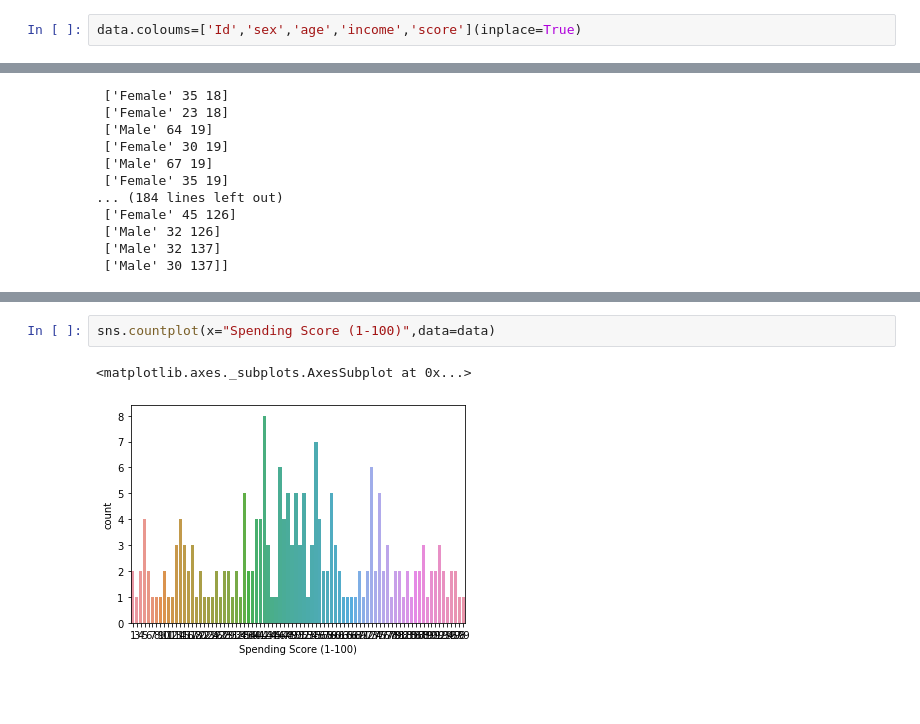
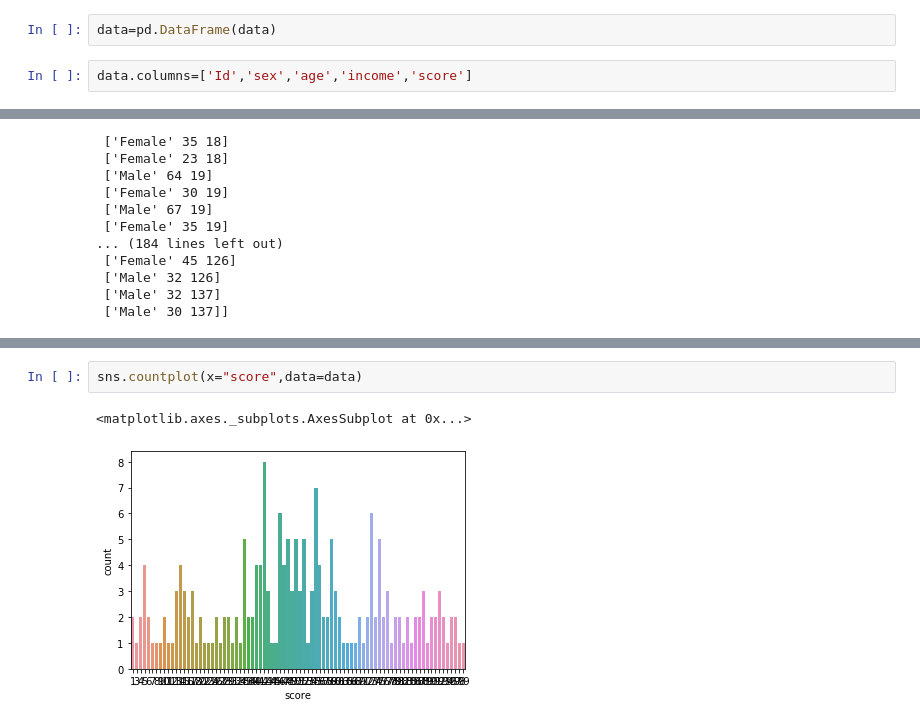
Before and after one commit to rishabhs-s/Python_ML_course_udemy, a Jupyter notebook: 4.) Clustering algo/K-means/K-means.ipynb, the cells around one changed output, grey strips where cells are left out. Cells and saved outputs as stored; diff of their text form; blank space fills up the shorter version.

Commit message:
visualization of data

```diff
--- a/4.) Clustering algo/K-means/K-means.ipynb
+++ b/4.) Clustering algo/K-means/K-means.ipynb
@@ -37,2 +41,4 @@ data
+# %%
+data=pd.DataFrame(data)
 # %%
-data.coloums=['Id','sex','age','income','score'](inplace=True)
+data.columns=['Id','sex','age','income','score']
@@ -120,7 +128,7 @@ sns.countplot(x="Age",data=data)
 <matplotlib.axes._subplots.AxesSubplot at 0x...>
 [figure]
 # %%
-sns.countplot(x="Spending Score (1-100)",data=data)
+sns.countplot(x="score",data=data)
 # %% [output]
 <matplotlib.axes._subplots.AxesSubplot at 0x...>
-[figure, old version]
+[figure, new version]
```
Also changed, not shown: parts of 13 cells of this notebook.
